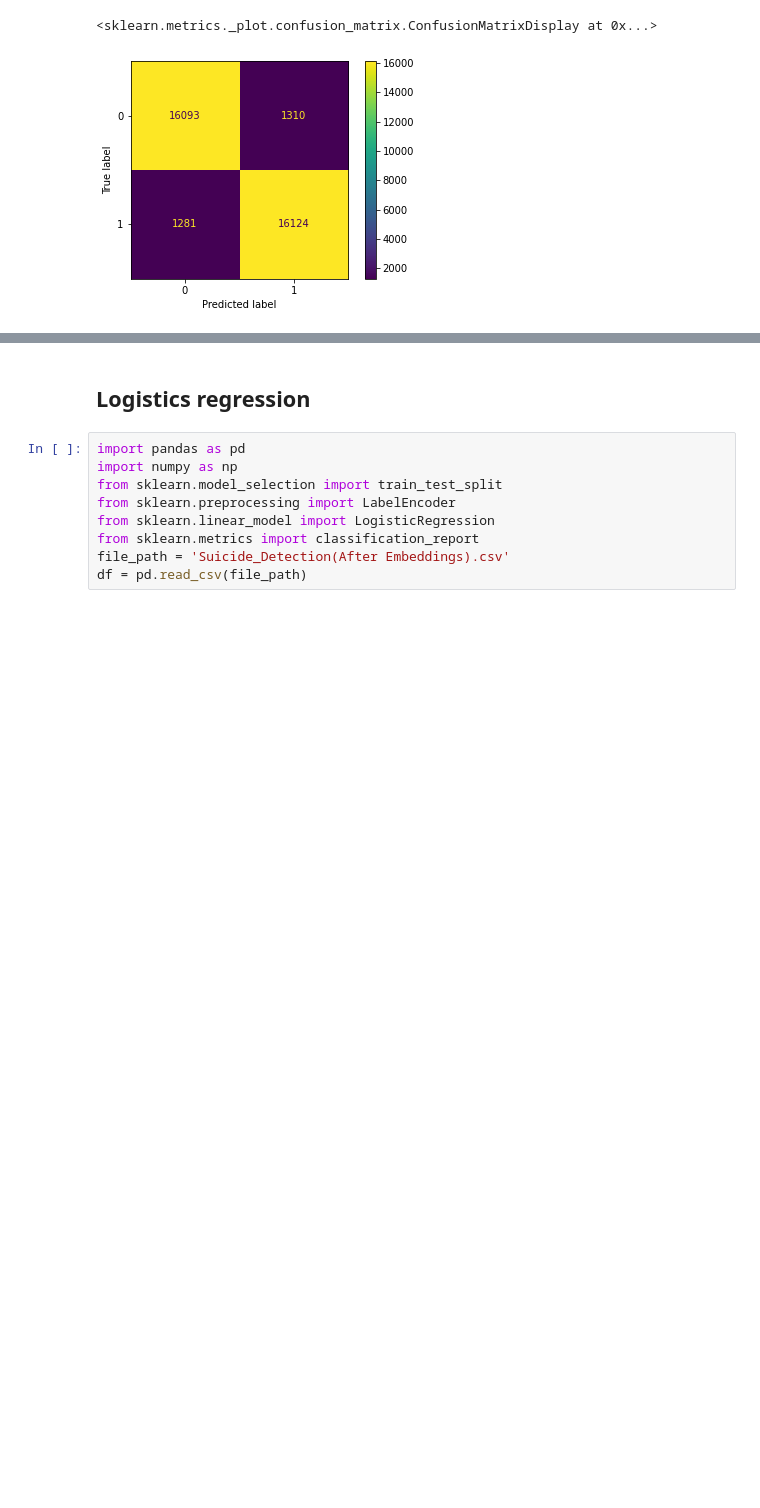
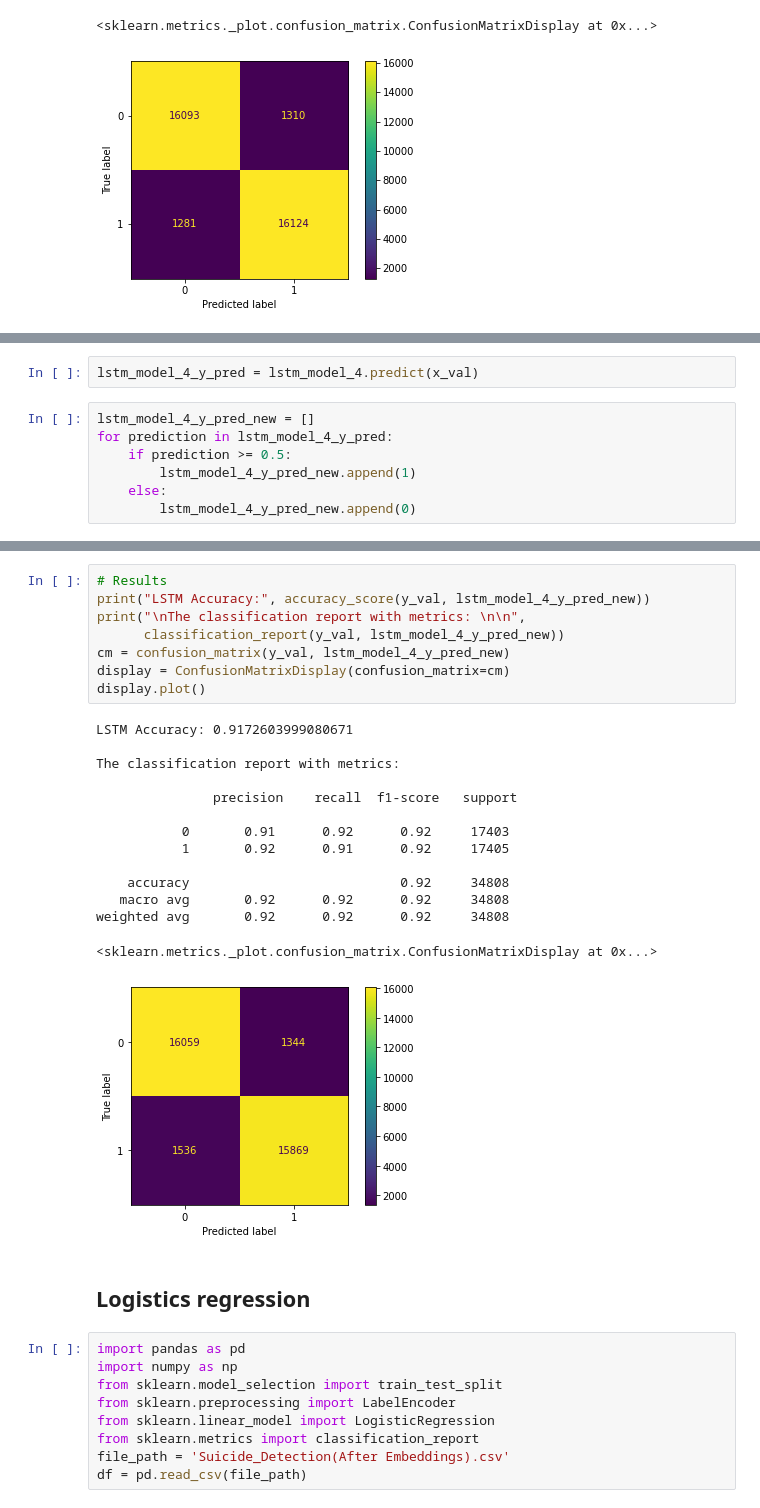
Before and after one commit to zw1010/KeepYourselfSafe, a Jupyter notebook: KeepYourselfSafe.ipynb, the cells around one changed output, grey strips where cells are left out. Drawn from its saved outputs; the diff is of its cells as text; blank space fills up the shorter version.

```diff
--- a/KeepYourselfSafe.ipynb
+++ b/KeepYourselfSafe.ipynb
@@ -1269,0 +1459,9 @@ weighted avg       0.93      0.93      0.93     34808
+# %%
+lstm_model_4_y_pred = lstm_model_4.predict(x_val)
+# %%
+lstm_model_4_y_pred_new = []
+for prediction in lstm_model_4_y_pred:
+    if prediction >= 0.5:
+        lstm_model_4_y_pred_new.append(1)
+    else:
+        lstm_model_4_y_pred_new.append(0)
@@ -1270,3 +1473,26 @@ weighted avg       0.93      0.93      0.93     34808
+# %%
+# Results
+print("LSTM Accuracy:", accuracy_score(y_val, lstm_model_4_y_pred_new))
+print("\nThe classification report with metrics: \n\n",
+      classification_report(y_val, lstm_model_4_y_pred_new))
+cm = confusion_matrix(y_val, lstm_model_4_y_pred_new)
+display = ConfusionMatrixDisplay(confusion_matrix=cm)
+display.plot()
+# %% [output]
+LSTM Accuracy: 0.9172603999080671
+
+The classification report with metrics:
+
+               precision    recall  f1-score   support
+
+           0       0.91      0.92      0.92     17403
+           1       0.92      0.91      0.92     17405
+
+    accuracy                           0.92     34808
+   macro avg       0.92      0.92      0.92     34808
+weighted avg       0.92      0.92      0.92     34808
+<sklearn.metrics._plot.confusion_matrix.ConfusionMatrixDisplay at 0x...>
+[figure, added]
 # %% [markdown]
 ## Logistics regression
 # %%
```
Also changed, not shown: parts of 16 cells of this notebook.
